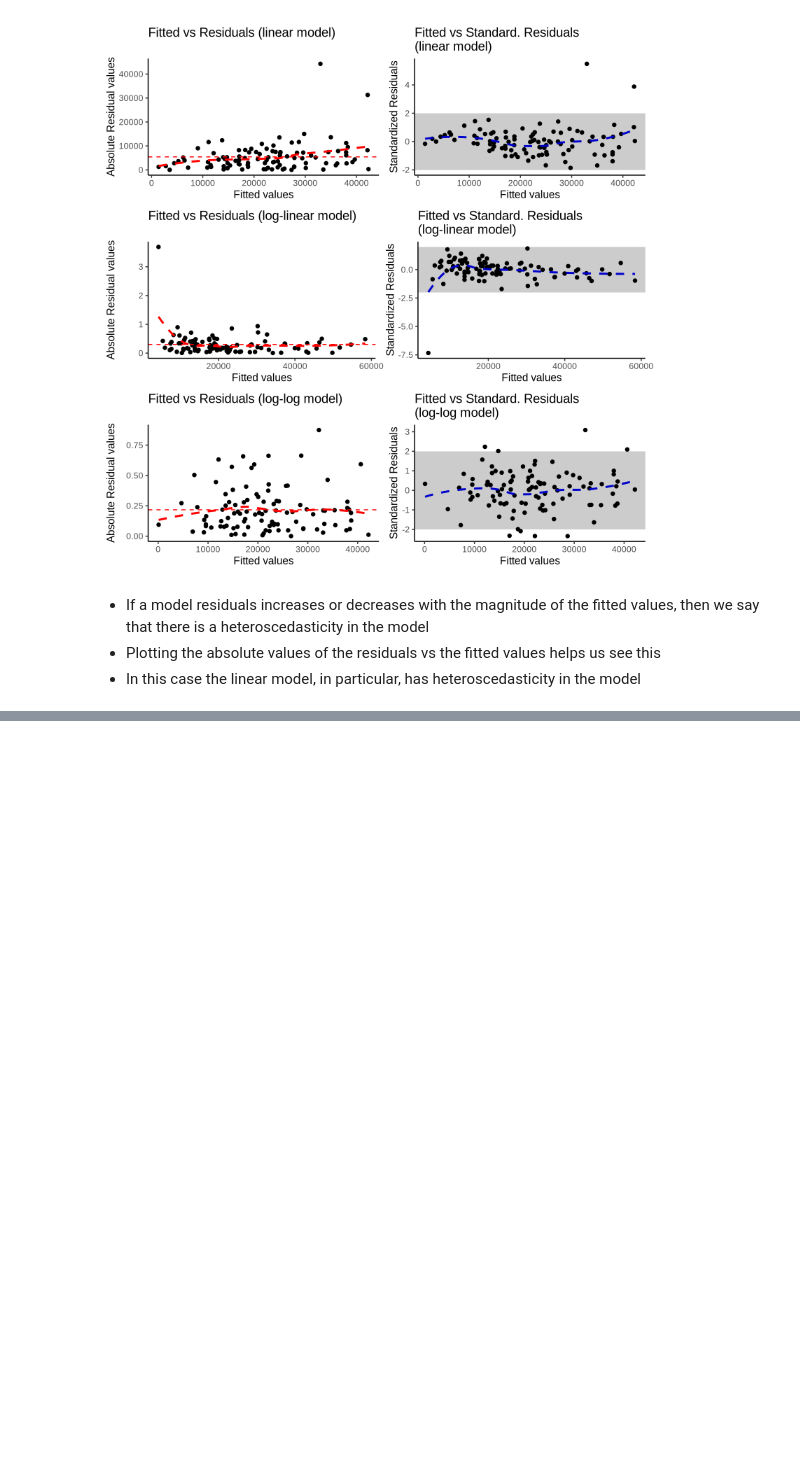
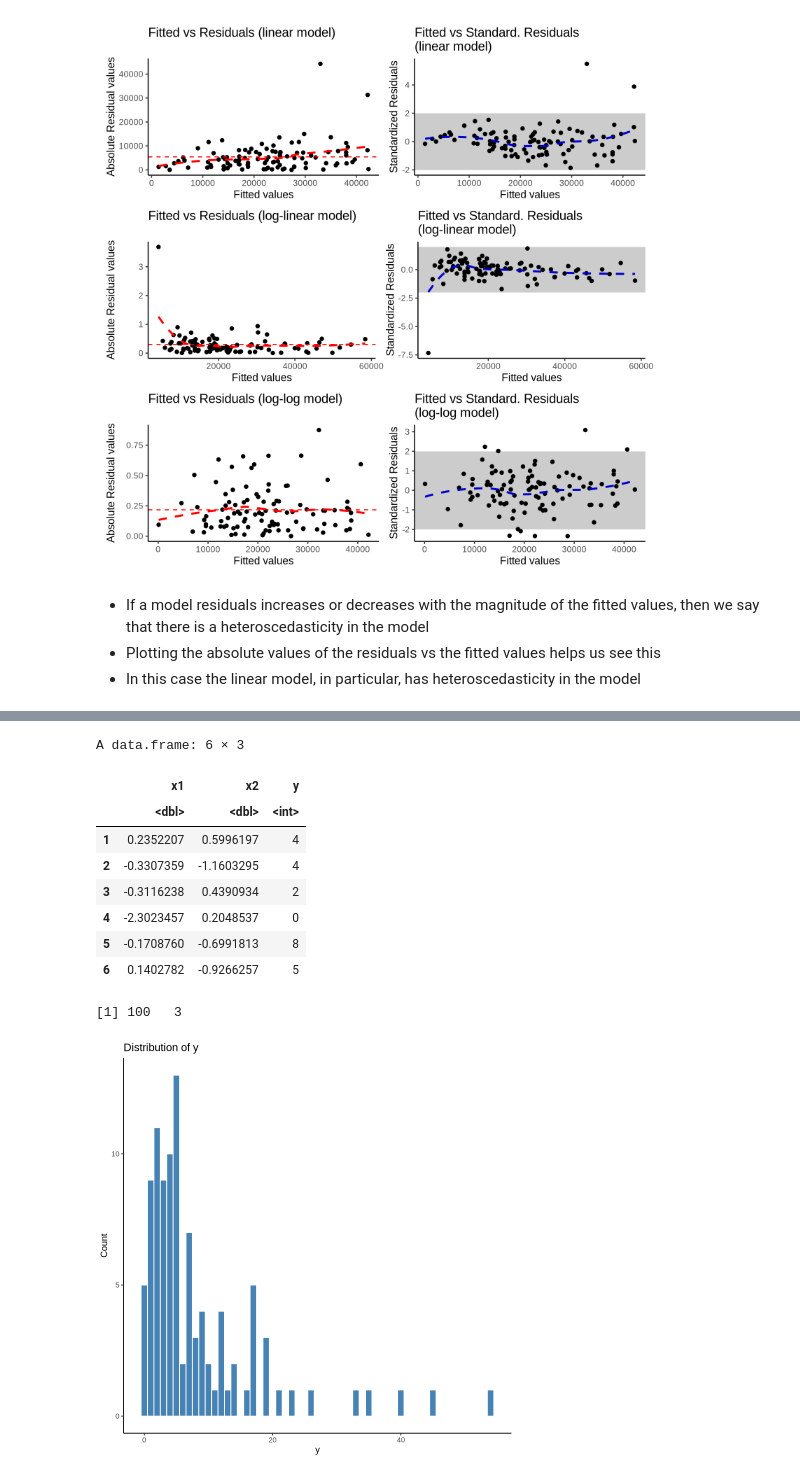
Before and after one commit to AndreMacedo88/Notebooks-Research, a Jupyter notebook: Statistics/Regressions/model_assumptions.ipynb, the cells around one changed output, grey strips where cells are left out. Saved outputs shown, nothing was run; the diff lists cells and outputs as text; code cells hidden in the pictures; blank space fills up the shorter version.

```diff
--- a/Statistics/Regressions/model_assumptions.ipynb
+++ b/Statistics/Regressions/model_assumptions.ipynb
@@ -697,0 +702,30 @@ plt6 <- ggplot(df, aes(x = fitted, y = residuals_standardized)) +
+# %%
+set.seed(111)
+n <- 100
+x1 <- rnorm(n)
+x2 <- rnorm(n)
+
+eta <- log(5) + 0.8 * x1 - 0.5 * x2
+lambda <- exp(eta)
+y <- rpois(n, lambda = lambda)
+
+df <- data.frame(x1 = x1, x2 = x2, y = y)
+
+head(df)
+dim(df)
+ggplot(df, aes(x = y)) +
+    geom_histogram(binwidth = 1, fill = "steelblue", color = "white") +
+    labs(x = "y", y = "Count", title = "Distribution of y") +
+    theme_classic()
+# %% [output]
+A data.frame: 6 × 3
+|  | x1 | x2 | y |
+|  | <dbl> | <dbl> | <int> |
+| 1 | 0.2352207 | 0.5996197 | 4 |
+| 2 | -0.3307359 | -1.1603295 | 4 |
+| 3 | -0.3116238 | 0.4390934 | 2 |
+| 4 | -2.3023457 | 0.2048537 | 0 |
+| 5 | -0.1708760 | -0.6991813 | 8 |
+| 6 | 0.1402782 | -0.9266257 | 5 |
+[1] 100   3
+[figure, added]
```
Also changed, not shown: parts of 10 cells of this notebook.
